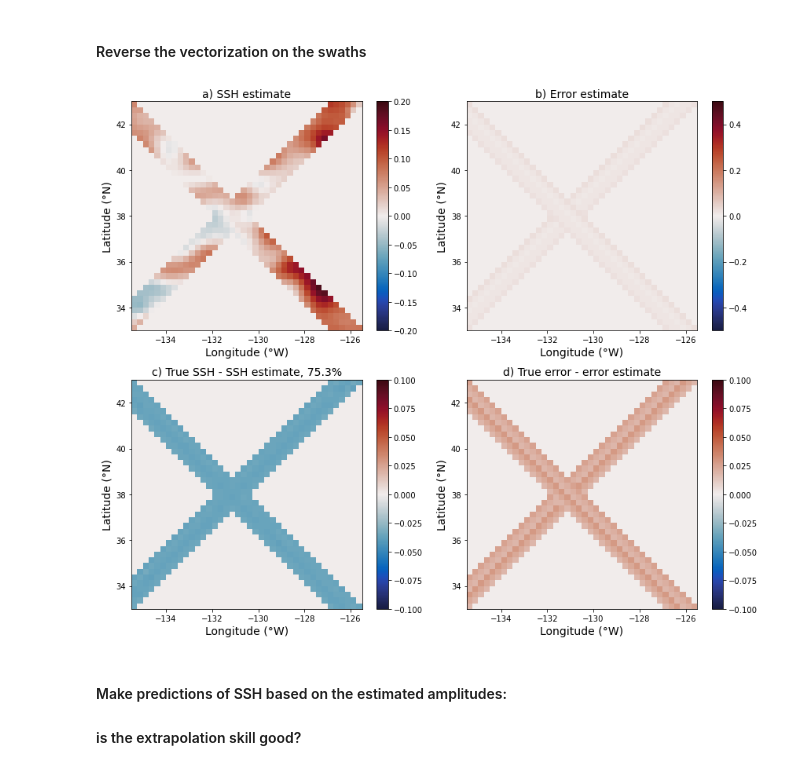
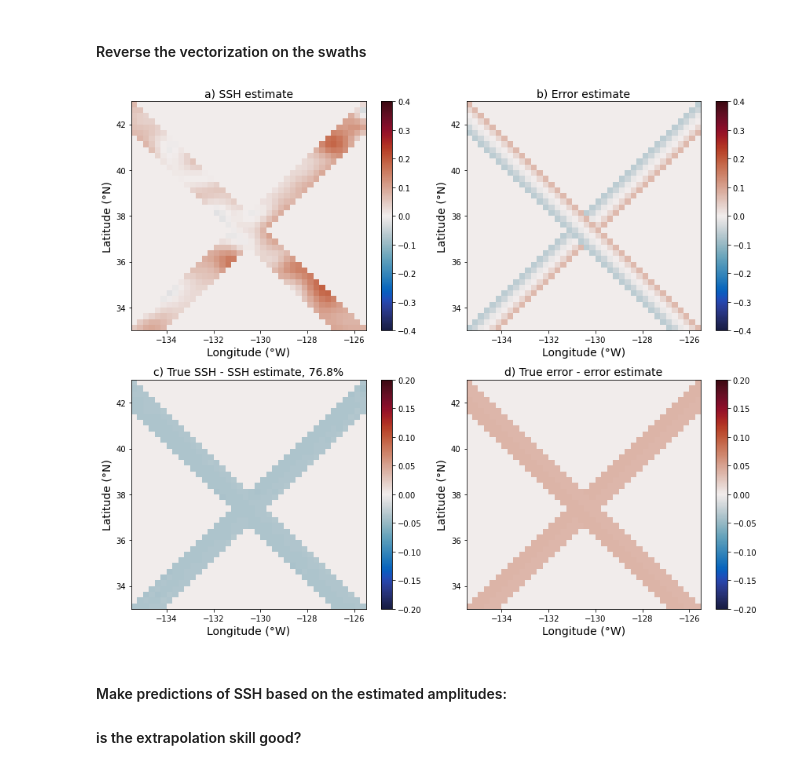
Before and after one commit to yugaophd/cer-swot, a Jupyter notebook: CER103_aviso_swath_1step.ipynb, the cells around one changed output. Saved outputs shown, nothing was run; the diff lists cells and outputs as text; code cells hidden in the pictures.

```diff
--- a/CER103_aviso_swath_1step.ipynb
+++ b/CER103_aviso_swath_1step.ipynb
@@ -145,7 +145,7 @@ timing_err_valid, roll_err_valid, baseline_dilation_err_valid, phase_err_valid,
 #### Add white noise
 # %%
 IND_TIMING = -7
-IND_ROLL = -6
-IND_BASELINE = -5
+IND_BASELINE = -6
+IND_ROLL = -5
 IND_PHASE3, IND_PHASE4, IND_PHASE5, IND_PHASE6 = -4, -3, -2, -1
 # %%
@@ -188,16 +189,16 @@ for ii in range(len(xvalid_index)):
 # %%
 counter = 0
 exp = 1
-alpha_factor = 1e2
+alpha_factor = 1e1
 kl = np.zeros(2 * M)
 P_over_R = np.zeros([2 * M + 7, 2 * M + 7])
 P_over_R[IND_TIMING, IND_TIMING] = alpha[IND_TIMING] * alpha_factor #** 2 # timing error
-P_over_R[IND_ROLL, IND_ROLL] = alpha[IND_ROLL] *  alpha_factor #** 2 # roll error
+P_over_R[IND_ROLL, IND_ROLL] = alpha[IND_ROLL] ** 2 *  alpha_factor #** 2 # roll error
 P_over_R[IND_BASELINE, IND_BASELINE] = alpha[IND_BASELINE]*  alpha_factor #** 2 # baseline dilation error
-P_over_R[IND_PHASE3, IND_PHASE3] = alpha[IND_PHASE3] *  alpha_factor #** 2 # phase error 1
-P_over_R[IND_PHASE4, IND_PHASE4] = alpha[IND_PHASE4]*  alpha_factor  #** 2 # phase error 2
-P_over_R[IND_PHASE5, IND_PHASE5] = alpha[IND_PHASE5] *  alpha_factor #** 2 # phase error 3
-P_over_R[IND_PHASE6, IND_PHASE6] = alpha[IND_PHASE6]*  alpha_factor  #** 2 # phase error 4
+P_over_R[IND_PHASE3, IND_PHASE3] = alpha[IND_PHASE3] *  alpha_factor # ** 2 # phase error 1
+P_over_R[IND_PHASE4, IND_PHASE4] = alpha[IND_PHASE4]*  alpha_factor  # ** 2 # phase error 2
+P_over_R[IND_PHASE5, IND_PHASE5] = alpha[IND_PHASE5] *  alpha_factor # ** 2 # phase error 3
+P_over_R[IND_PHASE6, IND_PHASE6] = alpha[IND_PHASE6]*  alpha_factor  # ** 2 # phase error 4
 
 for kk in k_n:
     for ll in l_n:
@@ -308,15 +323,15 @@ plt.legend()
 Y_hat = np.matmul(H_v, amp_1step)
 err_est = np.matmul(H_v[:, -7:], amp_1step[-7:])
 ssh_est = np.matmul(H_v[:, :-7], amp_1step[:-7])
-err_map1 = np.zeros([len(lat), len(lon)])
-ssh_map1 = np.zeros([len(lat), len(lon)])
-ssh_true1 = np.zeros([len(lat), len(lon)])
-err_true1 = np.zeros([len(lat), len(lon)])
+err_map1 = np.zeros([len(lon), len(lat)])
+ssh_map1 = np.zeros([len(lon), len(lat)])
+ssh_true1 = np.zeros([len(lon), len(lat)])
+err_true1 = np.zeros([len(lon), len(lat)])
 for ii, idx in enumerate(xvalid_index):
-    err_map1[yvalid_index[ii], xvalid_index[ii]] = err_est[ii] #[Iindex[ii].astype(int)]
-    ssh_map1[yvalid_index[ii], xvalid_index[ii]]  = ssh_est[ii]
-    err_true1[yvalid_index[ii], xvalid_index[ii]] = cor_err[ii]
-    ssh_true1[yvalid_index[ii], xvalid_index[ii]] = ssh[ii]
+    err_map1[xvalid_index[ii], yvalid_index[ii],] = err_est[ii]
+    ssh_map1[xvalid_index[ii], yvalid_index[ii],]  = ssh_est[ii]
+    err_true1[xvalid_index[ii], yvalid_index[ii]] = cor_err[ii]
+    ssh_true1[xvalid_index[ii], yvalid_index[ii]] = ssh[ii]
 # %% [markdown]
 #### Reverse the vectorization on the swaths
 # %%
@@ -324,38 +339,38 @@ ssh_diff1 = np.sqrt(np.mean((ssh_true1 - ssh_map1) ** 2 ))/ np.sqrt(np.mean((ssh
 # %%
 fig = plt.figure(figsize = (12, 10))
 
 plt.subplot(221)
-plt.pcolormesh(lon, lat, ssh_map1, vmin = -.2, vmax = .2, cmap = cmo.cm.balance)
+plt.pcolormesh(lon, lat, ssh_map1, vmin = -.4, vmax = .4, cmap = cmo.cm.balance)
 plt.colorbar()
 plt.xlabel('Longitude (\N{DEGREE SIGN}W)', fontsize = 14)
 plt.ylabel('Latitude (\N{DEGREE SIGN}N)', fontsize = 14)
 plt.title('a) SSH estimate', fontsize = 14)
 
 plt.subplot(222)
-plt.pcolormesh(lon, lat, err_map1, cmap = cmo.cm.balance, vmin = -.5, vmax = .5)
+plt.pcolormesh(lon, lat, err_map1, cmap = cmo.cm.balance, vmin = -.4, vmax = .4)
 plt.colorbar()
 plt.xlabel('Longitude (\N{DEGREE SIGN}W)', fontsize = 14)
 plt.ylabel('Latitude (\N{DEGREE SIGN}N)', fontsize = 14)
 plt.title('b) Error estimate', fontsize = 14)
 
 plt.subplot(223)
-plt.pcolormesh(lon, lat, ssh_true1 - ssh_map1, cmap = cmo.cm.balance, vmin = -.1, vmax = .1)
+plt.pcolormesh(lon, lat, ssh_true1 - ssh_map1, cmap = cmo.cm.balance, vmin = -.2, vmax = .2)
 plt.colorbar()
 plt.xlabel('Longitude (\N{DEGREE SIGN}W)', fontsize = 14)
 plt.ylabel('Latitude (\N{DEGREE SIGN}N)', fontsize = 14)
 plt.title('c) True SSH - SSH estimate, ' + str(ssh_diff1 * 100)[:4] + '%', fontsize = 14)
 
 plt.subplot(224)
-plt.pcolormesh(lon, lat, err_true1 - err_map1, cmap = cmo.cm.balance, vmin = -.1, vmax = .1)
+plt.pcolormesh(lon, lat, err_true1 - err_map1, cmap = cmo.cm.balance, vmin = -.2, vmax = .2)
 plt.colorbar()
 plt.xlabel('Longitude (\N{DEGREE SIGN}W)', fontsize = 14)
 plt.ylabel('Latitude (\N{DEGREE SIGN}N)', fontsize = 14)
 plt.title('d) True error - error estimate', fontsize = 14)
 
 plt.tight_layout()
-plt.savefig('aviso_ssh_estimate_'+ str(date_time[day])[:10] + '_1step.png', dpi = 300)
+plt.savefig('aviso_ssh_estimate_'+ str(date_time[days])[:10] + '_1step.png', dpi = 300)
 # %% [output]
-[figure, old version]
+[figure, new version]
 # %% [markdown]
 #### Make predictions of SSH based on the estimated amplitudes:
 #### is the extrapolation skill good?
```
Also changed, not shown: parts of 37 cells of this notebook, 1 other file.
